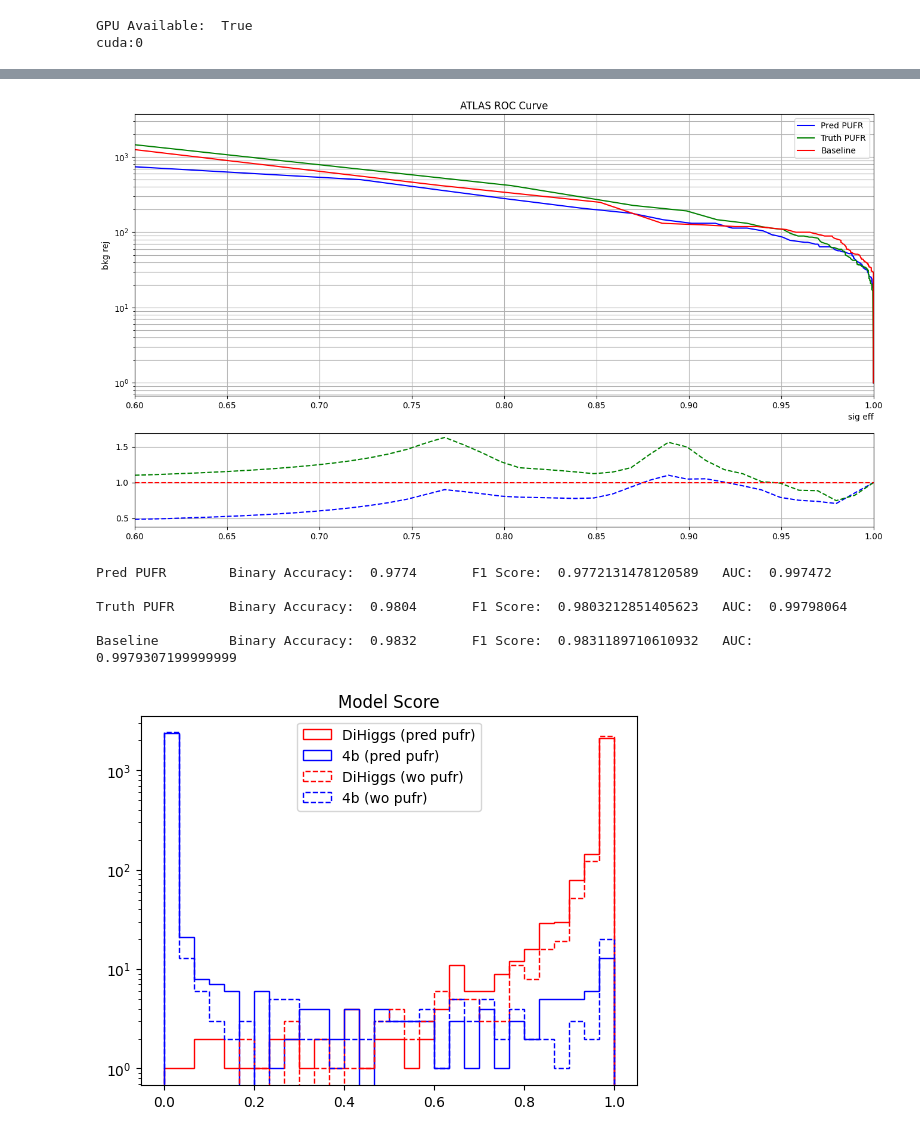
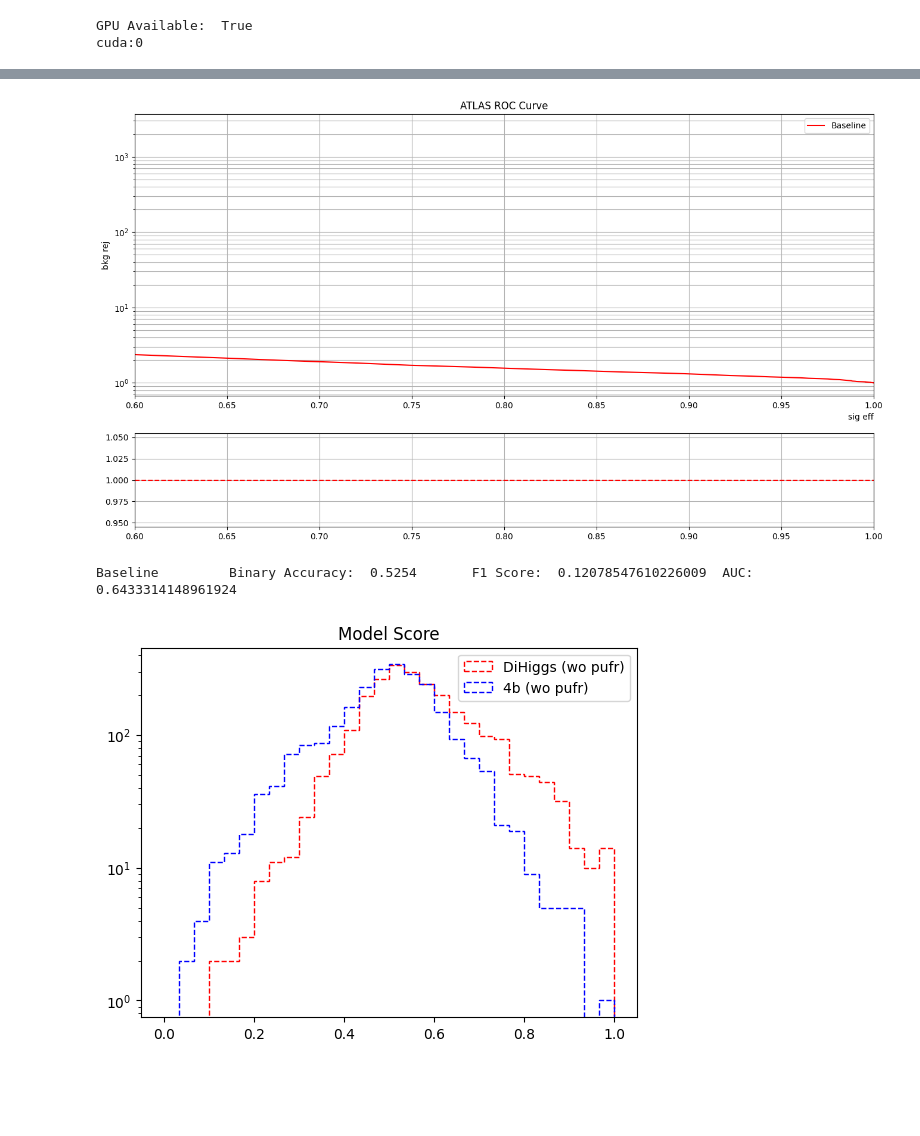
Before and after one commit to LukeV37/Pileup_Project, a Jupyter notebook: analysis/DiHiggs_4b_Attention_Classifier_PRED_PUFR.ipynb, the cells around one changed output, grey strips where cells are left out. Drawn from its saved outputs; the diff is of its cells as text; code cells hidden in the pictures; blank space fills up the shorter version.

```diff
--- a/analysis/DiHiggs_4b_Attention_Classifier_PRED_PUFR.ipynb
+++ b/analysis/DiHiggs_4b_Attention_Classifier_PRED_PUFR.ipynb
@@ -15,11 +16,9 @@ from sklearn.metrics import roc_curve, roc_auc_score
 from sklearn.metrics import confusion_matrix
 from sklearn.metrics import accuracy_score
 from sklearn.metrics import f1_score
-# %%
-data = pickle.load( open( "../models/datasets/data_diHiggs.pkl", "rb" ) )
-X_train_diHiggs, y_train_diHiggs, X_val_diHiggs, y_val_diHiggs, X_test_diHiggs, y_test_diHiggs = data
-data = pickle.load( open( "../models/datasets/data_4b.pkl", "rb" ) )
-X_train_4b, y_train_4b, X_val_4b, y_val_4b, X_test_4b, y_test_4b = data
+# %%
+data = pickle.load( open( "data_combined.pkl", "rb" ) )
+X_train, y_train, X_val, y_val, X_test, y_test = data
 # %%
 class Encoder(nn.Module):
     def __init__(self, embed_dim, num_heads):
@@ -397,8 +373,9 @@ cuda:0
 # Use BinaryCrossEntropy for binary classification
 loss_fn = nn.BCELoss()
 
-Epochs = 2
+Epochs = 20
 
+"""
 # Train model with pt,eta,phi,m,pufr
 print("Training with PUFR")
 PUFR = Model2(5,32,1).to(device)
@@ -424,6 +401,7 @@ plt.title("Truth pufr Loss")
 plt.legend()
 plt.show()
 print()
+"""
 
 # Train model with pt,eta,phi,m
 print("Training Baseline")
@@ -453,5 +437,5 @@ Epoch: 2        Train Loss: 0.622       Val Loss: 0.3501
 # %%
-train_more=True
+train_more=False
 if train_more:
     Epochs = 23
 
@@ -589,37 +518,37 @@ def get_metrics(y_true, y_pred, threshold):
 
 fig, (ax1, ax2) = plt.subplots(2,1,figsize=(16,9), gridspec_kw={'height_ratios': [3, 1]})
 
-pufr_pred = get_predictions(PUFR, X_test_pufr)
-truth_pred = get_predictions(Truth, X_test_truth)
+#pufr_pred = get_predictions(PUFR, X_test_pufr)
+#truth_pred = get_predictions(Truth, X_test_truth)
 baseline_pred = get_predictions(Baseline, X_test_baseline)
 
-x1,y1,th1,AUC1,BA1,f11 = get_metrics(y_test, pufr_pred, 0.8)
-x2,y2,th2,AUC2,BA2,f12 = get_metrics(y_test, truth_pred, 0.8)
+#x1,y1,th1,AUC1,BA1,f11 = get_metrics(y_test, pufr_pred, 0.8)
+#x2,y2,th2,AUC2,BA2,f12 = get_metrics(y_test, truth_pred, 0.8)
 x3,y3,th3,AUC3,BA3,f13 = get_metrics(y_test, baseline_pred, 0.8)
 
 ax1.set_title("ATLAS ROC Curve")
 ax1.set_xlabel("sig eff",loc='right')
 ax1.set_ylabel("bkg rej")
 
-ax1.plot(x1,y1, label="Pred PUFR",color='b')
-AUC = "All Jets ROC AUC: " + str(round(AUC1,4))
+#ax1.plot(x1,y1, label="Pred PUFR",color='b')
+#AUC = "All Jets ROC AUC: " + str(round(AUC1,4))
 
-ax1.plot(x2,y2, label="Truth PUFR",color='g')
-AUC = "All Jets ROC AUC: " + str(round(AUC1,4))
+#ax1.plot(x2,y2, label="Truth PUFR",color='g')
+#AUC = "All Jets ROC AUC: " + str(round(AUC1,4))
 #ax1.text(0.71,8,AUC)
 
 ax1.plot(x3,y3, label="Baseline",color='r')
-AUC = "Leading ROC AUC: " + str(round(AUC2,4))
+#AUC = "Leading ROC AUC: " + str(round(AUC2,4))
 #ax1.text(0.71,4,AUC)
 
 # Plot ratio plot
-x = 1-np.flip(th1)
-ratio1 = np.interp(x,np.flip(x1),np.flip(y1))/np.interp(x,np.flip(x3),np.flip(y3))
-ratio2 = np.interp(x,np.flip(x2),np.flip(y2))/np.interp(x,np.flip(x3),np.flip(y3))
+x = 1-np.flip(th3)
+#ratio1 = np.interp(x,np.flip(x1),np.flip(y1))/np.interp(x,np.flip(x3),np.flip(y3))
+#ratio2 = np.interp(x,np.flip(x2),np.flip(y2))/np.interp(x,np.flip(x3),np.flip(y3))
 ratio3 = np.interp(x,np.flip(x3),np.flip(y3))/np.interp(x,np.flip(x3),np.flip(y3))
 
-ax2.plot(x,ratio1,linestyle='--',color='b')
-ax2.plot(x,ratio2,linestyle='--',color='g')
+#ax2.plot(x,ratio1,linestyle='--',color='b')
+#ax2.plot(x,ratio2,linestyle='--',color='g')
 ax2.plot(x,ratio3,linestyle='--',color='r')
 
 # General Plot Settings
@@ -632,35 +561,31 @@ ax1.set_xlim(0.6,1)
 ax2.set_xlim(0.6,1)
 plt.show()
 
-print("Pred PUFR\t","Binary Accuracy: ", BA1, "\tF1 Score: ", f11, "\tAUC: ", AUC1)
-print("")
-print("Truth PUFR\t","Binary Accuracy: ", BA2, "\tF1 Score: ", f12, "\tAUC: ", AUC2)
-print("")
+#print("Pred PUFR\t","Binary Accuracy: ", BA1, "\tF1 Score: ", f11, "\tAUC: ", AUC1)
+#print("")
+#print("Truth PUFR\t","Binary Accuracy: ", BA2, "\tF1 Score: ", f12, "\tAUC: ", AUC2)
+#print("")
 print("Baseline\t","Binary Accuracy: ", BA3, "\tF1 Score: ", f13, "\tAUC: ", AUC3)
 print("")
 # %% [output]
-[figure, old version]
+[figure, new version]
-Pred PUFR        Binary Accuracy:  0.9774       F1 Score:  0.9772131478120589   AUC:  0.997472
-
-Truth PUFR       Binary Accuracy:  0.9804       F1 Score:  0.9803212851405623   AUC:  0.99798064
-
-Baseline         Binary Accuracy:  0.9832       F1 Score:  0.9831189710610932   AUC:  0.9979307199999999
+Baseline         Binary Accuracy:  0.5254       F1 Score:  0.12078547610226009  AUC:  0.6433314148961924
 # %%
 mask = y_test==1
 
 plt.title("Model Score")
 
-plt.hist(pufr_pred[mask],color='r',histtype='step',label='DiHiggs (pred pufr)',bins=30,range=(0,1))
-plt.hist(pufr_pred[~mask],color='b',histtype='step',label='4b (pred pufr)',bins=30,range=(0,1))
+#plt.hist(pufr_pred[mask],color='r',histtype='step',label='DiHiggs (pred pufr)',bins=30,range=(0,1))
+#plt.hist(pufr_pred[~mask],color='b',histtype='step',label='4b (pred pufr)',bins=30,range=(0,1))
 
 #plt.hist(truth_pred[mask],color='k',histtype='step',label='DiHiggs (truth pufr)',bins=30,range=(0,1))
 #plt.hist(truth_pred[~mask],color='k',histtype='step',label='4b (truth pufr)',bins=30,linestyle='--',range=(0,1))
 
 plt.hist(baseline_pred[mask],color='r',histtype='step',label='DiHiggs (wo pufr)',bins=30,range=(0,1),linestyle='--')
 plt.hist(baseline_pred[~mask],color='b',histtype='step',label='4b (wo pufr)',bins=30,range=(0,1),linestyle='--')
 
 plt.yscale('log')
 plt.legend()
 plt.show()
 # %% [output]
-[figure, old version]
+[figure, new version]
```
Also changed, not shown: parts of 8 cells of this notebook.
